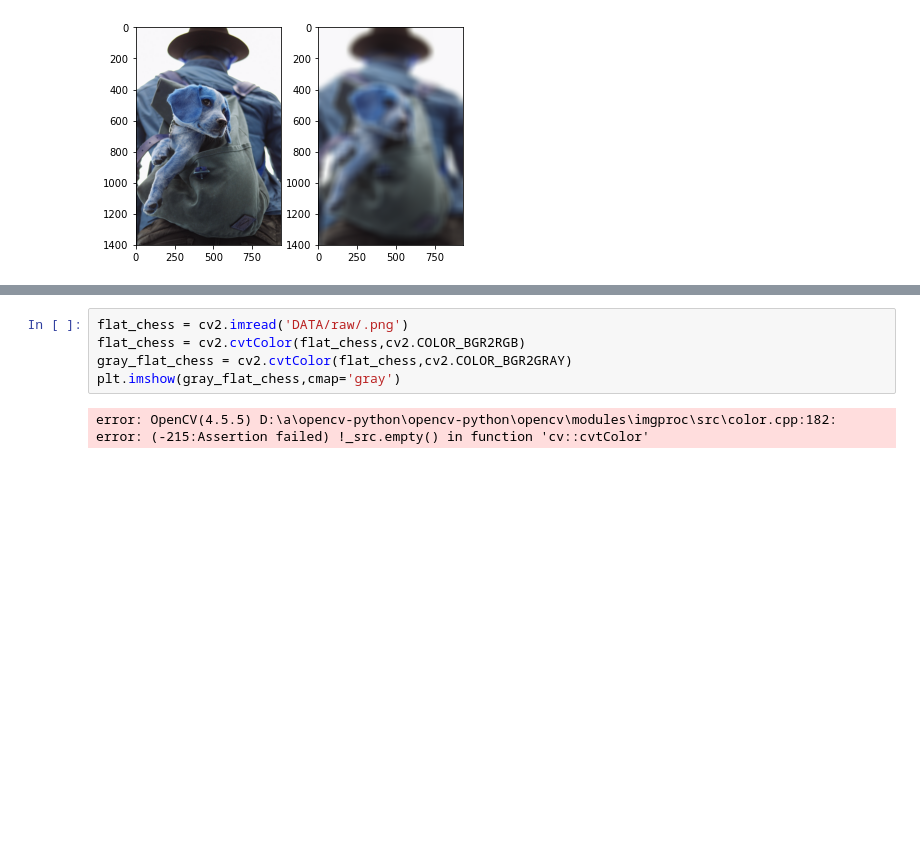
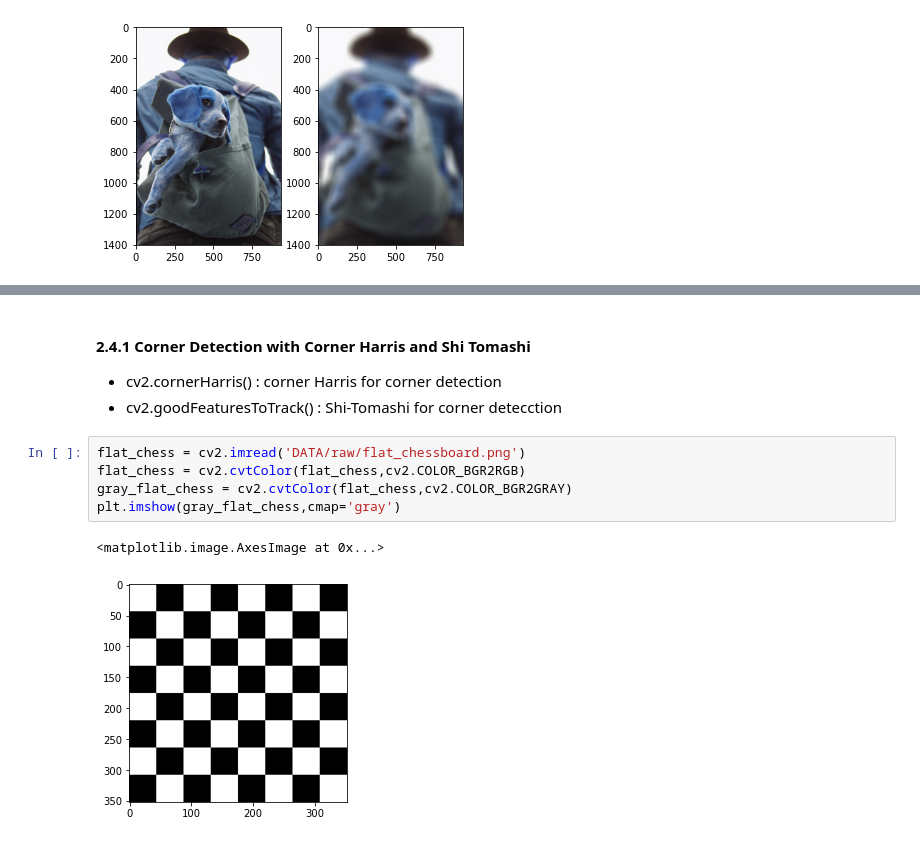
Before and after one commit to PatWolf2610/OpenCV-Learning, a Jupyter notebook: Image-and-videos.ipynb, the cells around one changed output, grey strips where cells are left out. Saved outputs shown, nothing was run; the diff lists cells and outputs as text; blank space fills up the shorter version.

Commit message:
Image and Videos

```diff
--- a/Image-and-videos.ipynb
+++ b/Image-and-videos.ipynb
@@ -176,7 +184,12 @@ ax[1].imshow(blur)
+# %% [markdown]
+#### 2.4.1 Corner Detection with Corner Harris and Shi Tomashi
+* cv2.cornerHarris() : corner Harris for corner detection
+* cv2.goodFeaturesToTrack() : Shi-Tomashi for corner detecction
 # %%
-flat_chess = cv2.imread('DATA/raw/.png')
+flat_chess = cv2.imread('DATA/raw/flat_chessboard.png')
 flat_chess = cv2.cvtColor(flat_chess,cv2.COLOR_BGR2RGB)
 gray_flat_chess = cv2.cvtColor(flat_chess,cv2.COLOR_BGR2GRAY)
 plt.imshow(gray_flat_chess,cmap='gray')
 # %% [output]
-error: OpenCV(4.5.5) D:\a\opencv-python\opencv-python\opencv\modules\imgproc\src\color.cpp:182: error: (-215:Assertion failed) !_src.empty() in function 'cv::cvtColor'
+<matplotlib.image.AxesImage at 0x...>
+[figure, added]
```
Also changed, not shown: parts of 46 cells of this notebook.
